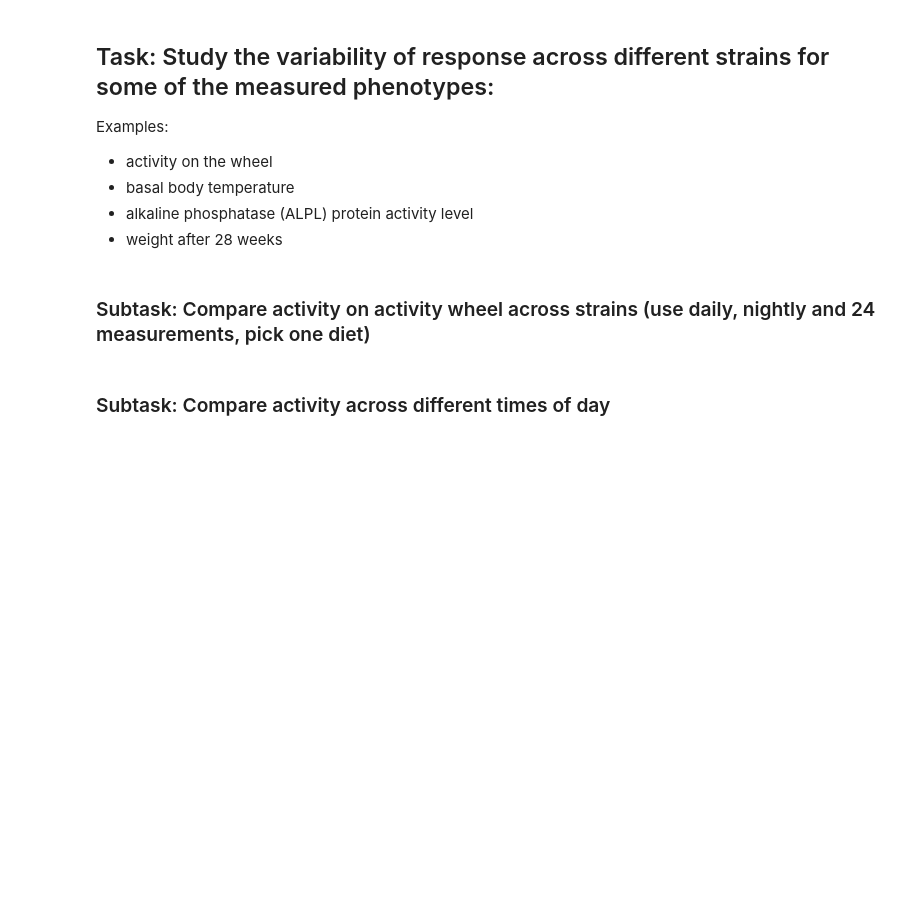
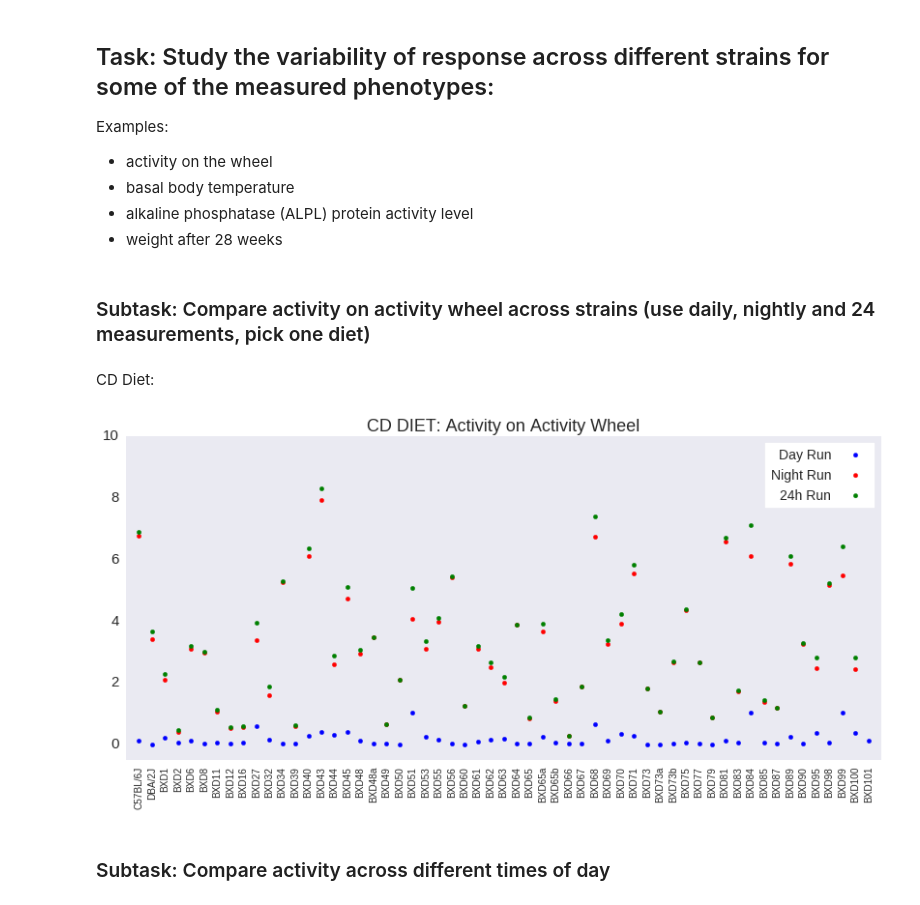
Before and after one commit to Alexstoppel/Integrated_Bioinformatics, a Jupyter notebook: notebooks/Day2_Exploratory_Analysis.ipynb, the cells around one changed output. Drawn from its saved outputs; the diff is of its cells as text; code cells hidden in the pictures; blank space fills up the shorter version.

```diff
--- a/notebooks/Day2_Exploratory_Analysis.ipynb
+++ b/notebooks/Day2_Exploratory_Analysis.ipynb
@@ -283,5 +283,7 @@ plt.ylabel("Frequency of Binned Allele Frequency")
 # Phenotype
 The BXD mouse phenotype data has been accumulated over the past 50 years and with various measurements being available for different mice and different tissue types. The data provided by the paper supplement is structured as a multi-sheet EXCEL spreadsheet - you can open it in the corresponding software to get a first impression about the structure of the file.
 ## Task: Load phenotype file into a pandas dataframe using the correct read function (keep all sheets)
+# %%
+phenotype = pd.read_excel(INOUTFOLDER + "/phenotype.xlsx",sheetname=None)
 # %% [markdown]
 ## Task: List all sheet names
@@ -301,5 +581,21 @@ Examples:
 - weight after 28 weeks
 # %% [markdown]
 ### Subtask: Compare activity on activity wheel across strains (use daily, nightly and 24 measurements, pick one diet)
+# %% [markdown]
+CD Diet:
+# %%
+plt.figure(figsize=(14,6), dpi=100)
+plt.scatter(range(len(phenotype["Activity Wheel"]["CD_DayRun_ActivityWheel_[km]"])),phenotype["Activity Wheel"]["CD_DayRun_ActivityWheel_[km]"],color="blue",label="Day Run")
+plt.scatter(range(len(phenotype["Activity Wheel"]["CD_NightRun_ActivityWheel_[km]"])),phenotype["Activity Wheel"]["CD_NightRun_ActivityWheel_[km]"],color="red",label="Night Run")
+plt.scatter(range(len(phenotype["Activity Wheel"]["CD_24hRun_ActivityWheel_[km]"])),phenotype["Activity Wheel"]["CD_24hRun_ActivityWheel_[km]"],color="green",label="24h Run")
+plt.legend(loc="upper right", frameon=True,
+           fontsize=14,markerfirst=False).get_frame().set_color('white')
+plt.xlim(-1,57)
+plt.ylim(-.5,10)
+plt.xticks(range(57), phenotype["Activity Wheel"]["@format=column"].values,rotation="vertical", fontsize=10)
+plt.title("CD DIET: Activity on Activity Wheel")
+plt.show()
+# %% [output]
+[figure, added]
 # %% [markdown]
 ### Subtask: Compare activity across different times of day
```
Also changed, not shown: parts of 39 cells of this notebook, 1 other file.
